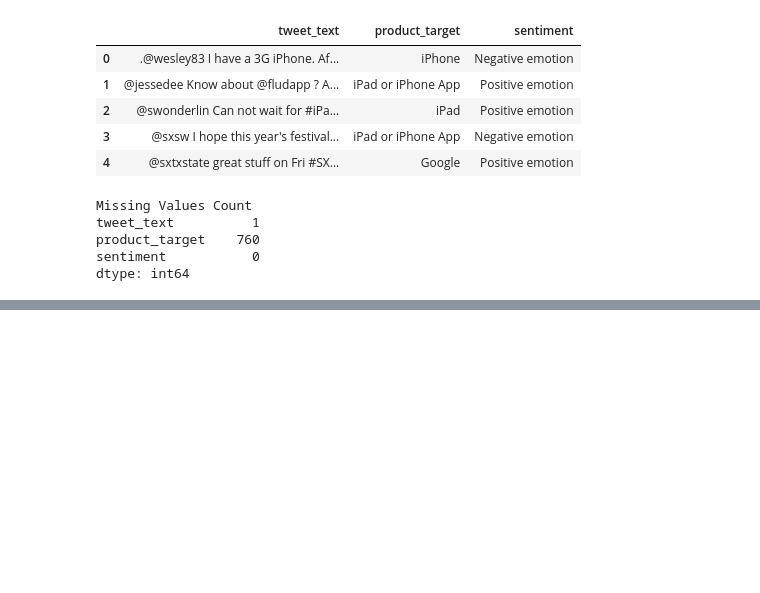
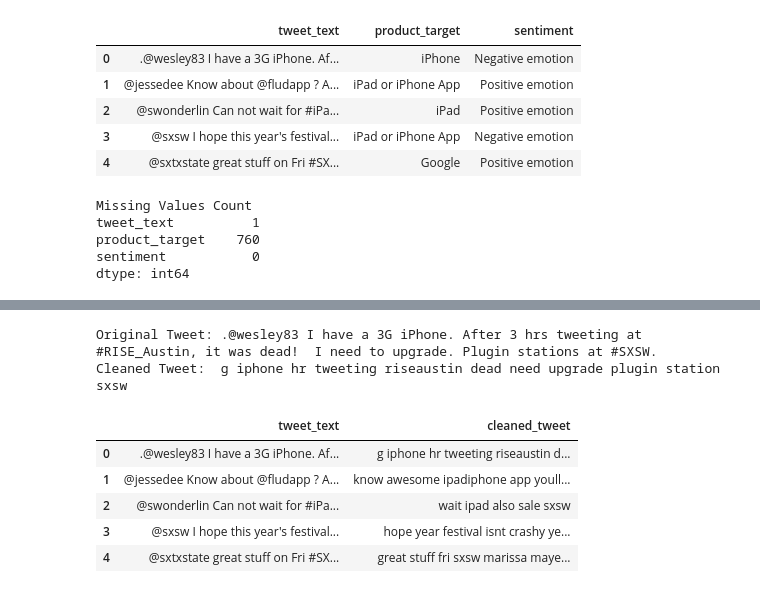
Before and after one commit to Jen-shiko/Phase4_Group3_Project, a Jupyter notebook: index.ipynb, the cells around one changed output, grey strips where cells are left out. Drawn from its saved outputs; the diff is of its cells as text; code cells hidden in the pictures; blank space fills up the shorter version.

```diff
--- a/index.ipynb
+++ b/index.ipynb
@@ -155,0 +222,38 @@ Name: sentiment, dtype: object
+# %%
+# download necessary NLTK resources
+nltk.download('stopwords')
+nltk.download('wordnet')
+nltk.download('omw-1.4') # wordnet
+# initialize text preprocessing tools
+stop_words = set(stopwords.words('english'))
+lemmatizer = WordNetLemmatizer()
+
+
+def clean_tweet(text):
+    # lowercase text
+    text = str(text).lower()
+
+    # remove URLs
+    text = re.sub(r'https?://\S+|www\.\S+', '', text)
+
+    # remove mentions and hashtag symbols
+    text = re.sub(r'@[A-Za-z0-9_]+', '', text)
+    text = re.sub(r'#', '', text)
+
+    # remove special characters, numbers, and punctuation
+    text = re.sub(r'[^a-z\s]', '', text)
+
+    # tokenize, remove Stopwords, and lemmatize
+    tokens = text.split()
+    cleaned_tokens = [lemmatizer.lemmatize(w) for w in tokens if w not in stop_words]
+
+    return " ".join(cleaned_tokens)
+
+# apply cleaning function
+df['cleaned_tweet'] = df['tweet_text'].apply(clean_tweet)
+
+# Preview the transformation
+print("Original Tweet:", df['tweet_text'].iloc[0])
+print("Cleaned Tweet: ", df['cleaned_tweet'].iloc[0])
+df[['tweet_text', 'cleaned_tweet']].head()
+# %% [output]
@@ -155,0 +268,8 @@ Name: sentiment, dtype: object
+Original Tweet: .@wesley83 I have a 3G iPhone. After 3 hrs tweeting at #RISE_Austin, it was dead!  I need to upgrade. Plugin stations at #SXSW.
+Cleaned Tweet:  g iphone hr tweeting riseaustin dead need upgrade plugin station sxsw
+|  | tweet_text | cleaned_tweet |
+| 0 | .@wesley83 I have a 3G iPhone. Af... | g iphone hr tweeting riseaustin d... |
+| 1 | @jessedee Know about @fludapp ? A... | know awesome ipadiphone app youll... |
+| 2 | @swonderlin Can not wait for #iPa... | wait ipad also sale sxsw |
+| 3 | @sxsw I hope this year's festival... | hope year festival isnt crashy ye... |
+| 4 | @sxtxstate great stuff on Fri #SX... | great stuff fri sxsw marissa maye... |
```
Also changed, not shown: parts of 10 cells of this notebook, 1 other file.
